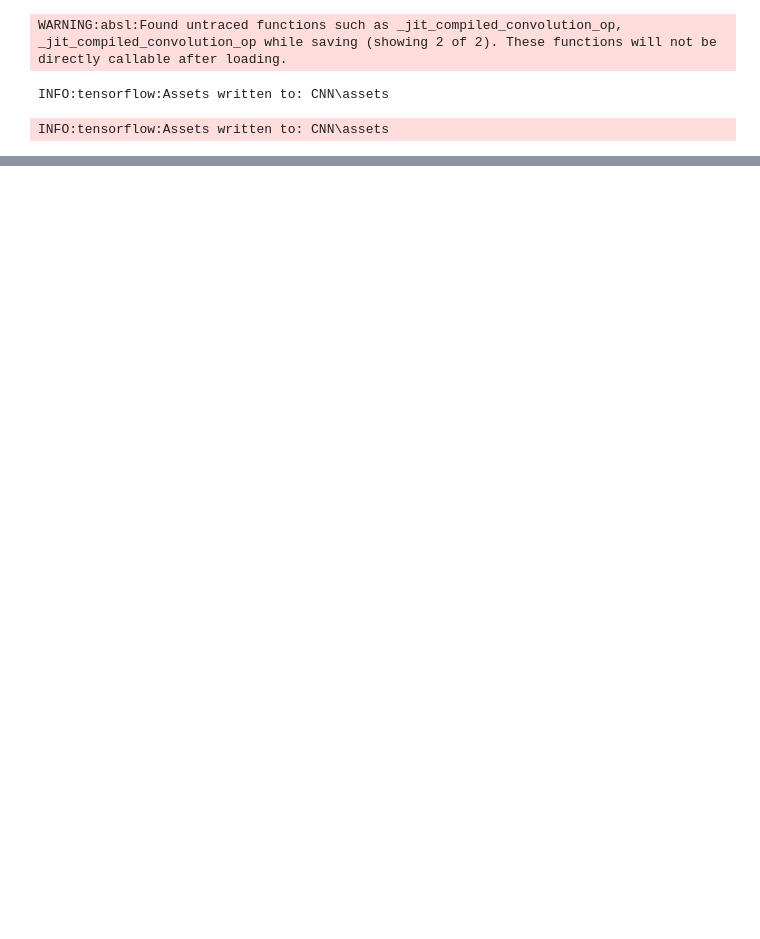
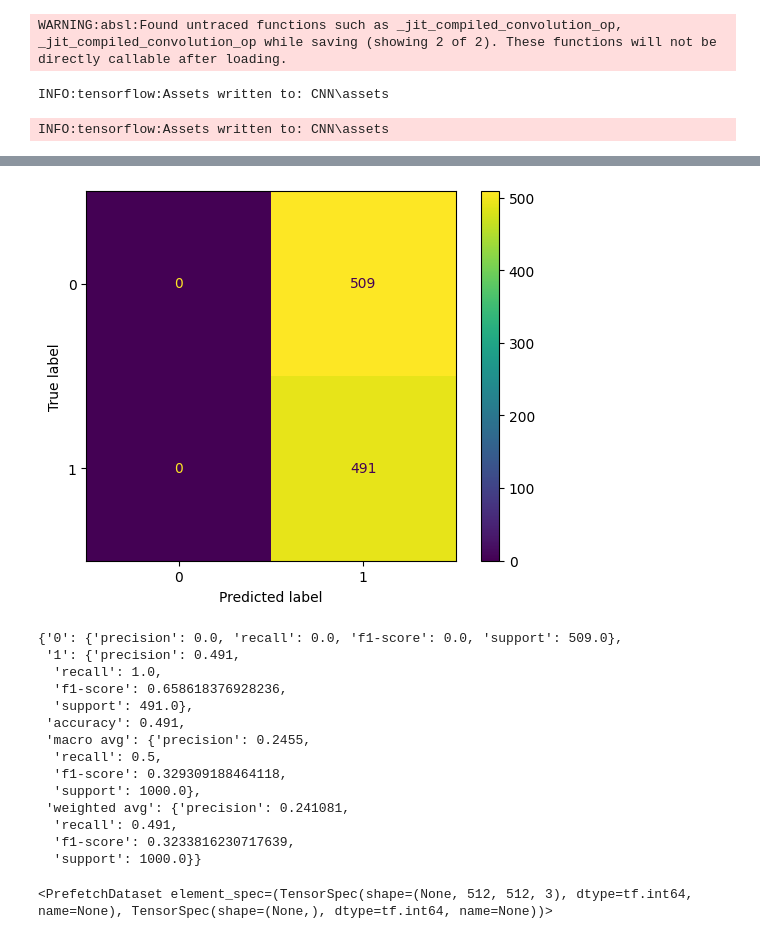
Before and after one commit to TimKond/diffusion-detection, a Jupyter notebook: model/CNN/TrainingCNN.ipynb, the cells around one changed output, grey strips where cells are left out. Drawn from its saved outputs; the diff is of its cells as text; code cells hidden in the pictures; blank space fills up the shorter version.

```diff
--- a/model/CNN/TrainingCNN.ipynb
+++ b/model/CNN/TrainingCNN.ipynb
@@ -170,0 +177,9 @@ print(test_acc)
+# %%
+true_label = ds_tf["vali"]["label"]
+# %%
+# eval test set
+from tqdm import tqdm
+# confusion matrix
+predictions = []
+res = model.predict(ds_tf_vali, batch_size=10)
+predictions = [int(np.array(tf.nn.softmax(pred, axis=-1))[0]) for pred in res]
@@ -170,0 +208,30 @@ print(test_acc)
+# %%
+import matplotlib.pyplot as plt
+from sklearn.metrics import confusion_matrix, ConfusionMatrixDisplay, classification_report
+
+
+cm = confusion_matrix(true_label, predictions)
+disp = ConfusionMatrixDisplay(confusion_matrix=cm, display_labels=[0,1])
+disp.plot()
+plt.show()
+classification_report(true_label, predictions, output_dict=True)
+# %% [output]
+[figure, added]
+{'0': {'precision': 0.0, 'recall': 0.0, 'f1-score': 0.0, 'support': 509.0},
+ '1': {'precision': 0.491,
+  'recall': 1.0,
+  'f1-score': 0.658618376928236,
+  'support': 491.0},
+ 'accuracy': 0.491,
+ 'macro avg': {'precision': 0.2455,
+  'recall': 0.5,
+  'f1-score': 0.329309188464118,
+  'support': 1000.0},
+ 'weighted avg': {'precision': 0.241081,
+  'recall': 0.491,
+  'f1-score': 0.3233816230717639,
+  'support': 1000.0}}
+# %%
+ds_tf_vali
+# %% [output]
+<PrefetchDataset element_spec=(TensorSpec(shape=(None, 512, 512, 3), dtype=tf.int64, name=None), TensorSpec(shape=(None,), dtype=tf.int64, name=None))>
```
Also changed, not shown: parts of 10 cells of this notebook, 20 other files.
